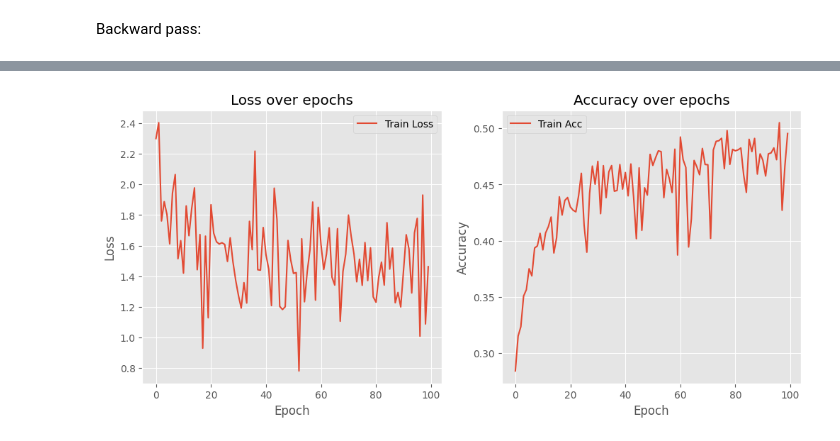
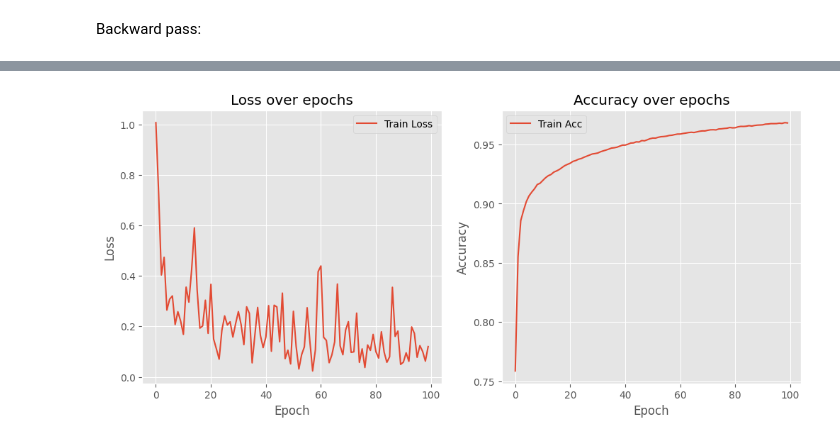
Before and after one commit to XanderBaatz/02456-deep-learning, a Jupyter notebook: new_main.ipynb, the cells around one changed output, grey strips where cells are left out. Cells and saved outputs as stored; diff of their text form; code cells hidden in the pictures.

```diff
--- a/new_main.ipynb
+++ b/new_main.ipynb
@@ -14,15 +15,8 @@ plt.style.use('ggplot')
 ## Dataset
 # %%
 # Pick dataset
-ds = "cifar10"
+ds = "mnist"
 
 transform = transforms.Compose(
     [transforms.ToTensor(),
      transforms.Normalize((0.5, 0.5, 0.5), (0.5, 0.5, 0.5))])
-
-if ds == "cifar10":
-    train_ds = datasets.CIFAR10(root="./data", train=True, download=True, transform=transform)
-    test_ds = datasets.CIFAR10(root="./data", train=False, download=True, transform=transform)
-elif ds == "mnist":
-    train_ds = datasets.MNIST(root="./data", train=True, download=True, transform=transform)
-    test_ds = datasets.MNIST(root="./data", train=False, download=True, transform=transform)
@@ -38,7 +22,0 @@ X_test  = X_test.reshape(X_test.shape[0], -1)
-# %%
-
-X_train = train_ds.data.to(torch.float32).numpy()
-y_train = train_ds.targets.to(torch.int64).numpy()
-
-X_test  = test_ds.data.to(torch.float32).numpy()
-y_test  = test_ds.targets.to(torch.int64).numpy()
@@ -628,6 +610,16 @@ def train_plot(X, Y, layers, loss_fn, optimizer, epochs=5, batch_size=64, X_val=
         else:
             print(f"Epoch {epoch+1}/{epochs} | Loss: {loss:.4f} | Acc: {train_acc:.4f}")
 
+        # Log metrics to wandb
+        wandb.log({
+            "train_loss": loss,
+            "train_acc": train_acc,
+            "val_loss": val_loss if X_val is not None else None,
+            "val_acc": val_acc if X_val is not None else None,
+            "epoch": epoch + 1
+        })
+
+
     # Plot
     plt.figure(figsize=(12,5))
     plt.subplot(1,2,1)
@@ -671,8 +663,8 @@ layers = [
 ]
 
 # Optimizer
-opt = SGD()
+opt = SGD(learning_rate=wandb.config.learning_rate)
 
 # Train and plot
-history = train_plot(X_train, Y_train, layers, CrossEntropyLoss(), opt, epochs=100, batch_size=64)
+history = train_plot(X_train, Y_train, layers, CrossEntropyLoss(), opt, epochs=wandb.config.epochs, batch_size=wandb.config.batch_size)
 # %% [output]
@@ -696 +688 @@ Epoch 100/100 | Loss: 1.4624 | Acc: 0.4954
-[figure, old version]
+[figure, new version]
```
Also changed, not shown: parts of 19 cells of this notebook.
